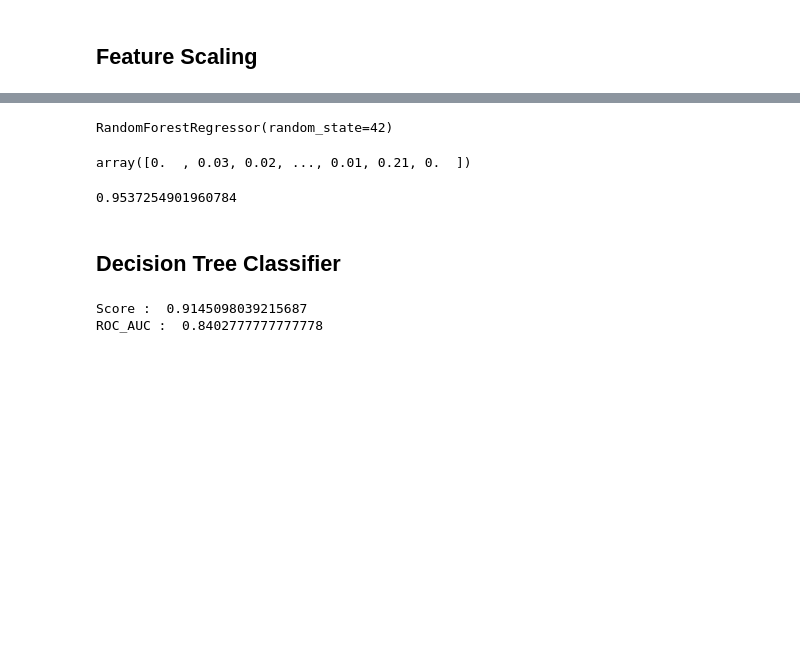
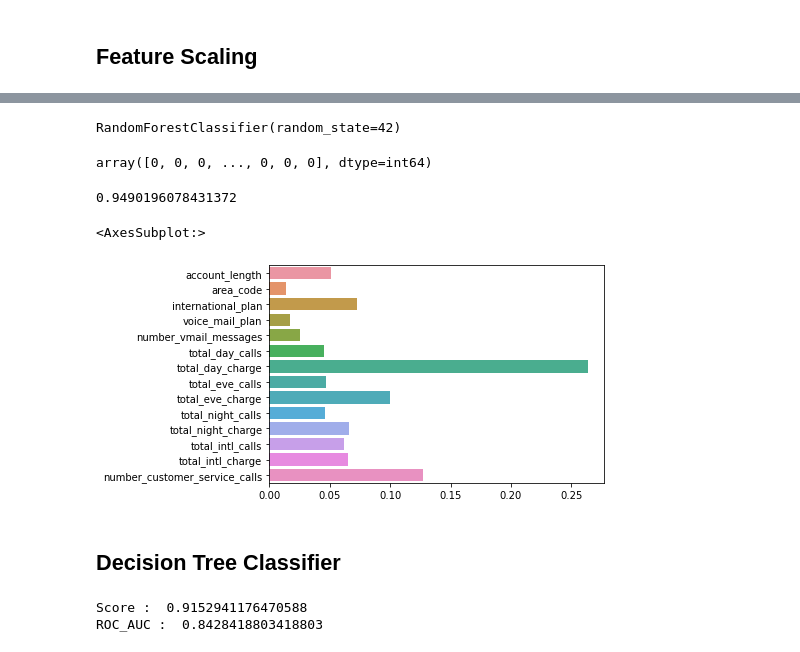
Before and after one commit to SidhyaRaman0205/ai_capstone2, a Jupyter notebook: index.ipynb, the cells around one changed output, grey strips where cells are left out. Saved outputs shown, nothing was run; the diff lists cells and outputs as text; code cells hidden in the pictures; blank space fills up the shorter version.

Commit message:
graphical analysis of churn data

```diff
--- a/index.ipynb
+++ b/index.ipynb
@@ -200,3 +205,5 @@ Index(['account_length', 'area_code', 'international_plan', 'voice_mail_plan',
+# %%
+X_train, X_test, y_train, y_test = train_test_split(X,y,test_size = 0.3,random_state = 42)
 # %%
 train_data.columns
 # %% [output]
@@ -235,2 +220,0 @@ from sklearn.model_selection import train_test_split
-# %%
-X_train, X_test, y_train, y_test = train_test_split(X_new,y_new,test_size = 0.3,random_state = 42)
@@ -247,9 +230,9 @@ y_train.shape
 # %%
-from sklearn.ensemble import RandomForestRegressor
-for_reg = RandomForestRegressor(random_state = 42)
+from sklearn.ensemble import RandomForestClassifier
+for_reg = RandomForestClassifier(random_state=42)
 for_reg.fit(X_train,y_train)
 # %% [output]
-RandomForestRegressor(random_state=42)
+RandomForestClassifier(random_state=42)
 # %%
 predict = for_reg.predict(X_test)
 # %%
@@ -257,11 +240,16 @@ from sklearn.metrics import mean_squared_error,accuracy_score
 # %%
 predict
 # %% [output]
-array([0.  , 0.03, 0.02, ..., 0.01, 0.21, 0.  ])
+array([0, 0, 0, ..., 0, 0, 0], dtype=int64)
 # %%
 accuracy_score(predict.round(),y_test)
 # %% [output]
-0.9537254901960784
+0.9490196078431372
+# %%
+sns.barplot(x=for_reg.feature_importances_, y=X_train.columns)
+# %% [output]
+<AxesSubplot:>
+[figure, added]
 # %% [markdown]
 ## Decision Tree Classifier
 # %%
@@ -276,5 +264,5 @@ DTC = DecisionTreeClassifier().fit(X_train, y_train)
 print("Score : ", DTC.score(X_test, y_test))
 roc_auc(DTC.predict(X_test))
 # %% [output]
-Score :  0.9145098039215687
-ROC_AUC :  0.8402777777777778
+Score :  0.9152941176470588
+ROC_AUC :  0.8428418803418803
```
Also changed, not shown: parts of 29 cells of this notebook.
